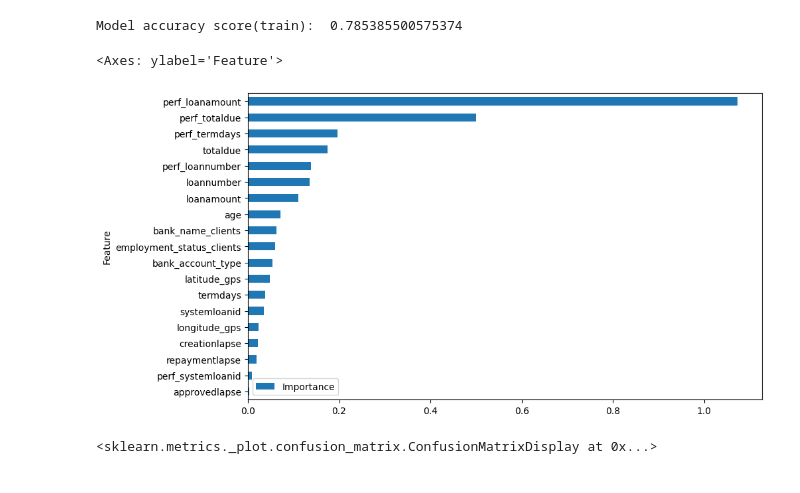
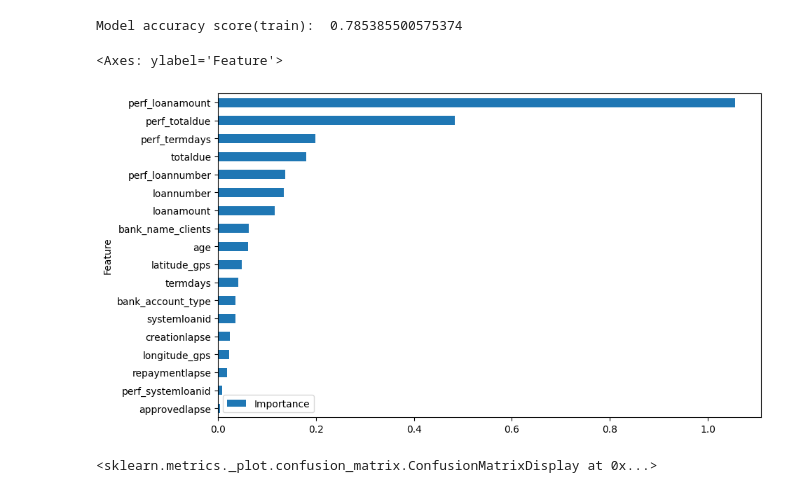
Before and after one commit to kakopo/loan-default-prediction-challenge-group-8, a Jupyter notebook: data_analysis_improved.ipynb, the cells around one changed output. Drawn from its saved outputs; the diff is of its cells as text; code cells hidden in the pictures.

```diff
--- a/data_analysis_improved.ipynb
+++ b/data_analysis_improved.ipynb
@@ -182,7 +182,7 @@ They are:  ['perf_systemloanid', 'perf_loannumber', 'perf_loanamount', 'perf_tot
 # %%
 loan_data['birthdate'] = pd.to_datetime(loan_data['birthdate'])
 # %%
-loan_data['age'] = round(((datetime.now() - loan_data['birthdate'])/np.timedelta64(1, 'Y')),0)
+loan_data['age'] = round(((datetime.now() - loan_data['birthdate'])/np.timedelta64(1, 'h')),0)
 # %%
 loan_data.head()
 # %% [output]
@@ -225,7 +245,7 @@ loan_data= loan_data.groupby(["customerid"]).mean().reset_index()
 # %%
 loan_data = loan_data.drop(columns = ['customerid', 'birthdate', 'approveddate',
                                       'creationdate', 'closeddate', 'firstduedate', 'firstrepaiddate',
-                                      'perf_approveddate', 'perf_creationdate'], axis =1)
+                                      'perf_approveddate', 'perf_creationdate', 'employment_status_clients'], axis =1)
 # %%
 loan_data.isnull().sum()
 # %% [output]
@@ -310,12 +526,12 @@ Model accuracy score(train):  0.785385500575374
 # %%
 coefficients = logreg.coef_[0]
 
-feature_importance = pd.DataFrame({'Feature': X.columns, 'Importance': np.abs(coefficients)})
+feature_importance = pd.DataFrame({'Feature': X1.columns, 'Importance': np.abs(coefficients)})
 feature_importance = feature_importance.sort_values('Importance', ascending=True)
 feature_importance.plot(x='Feature', y='Importance', kind='barh', figsize=(10, 6))
 # %% [output]
 <Axes: ylabel='Feature'>
-[figure, old version]
+[figure, new version]
 # %%
 #confusion matrix for our model
 cm =confusion_matrix(y_test, y_pred_test)
```
Also changed, not shown: parts of 38 cells of this notebook.
